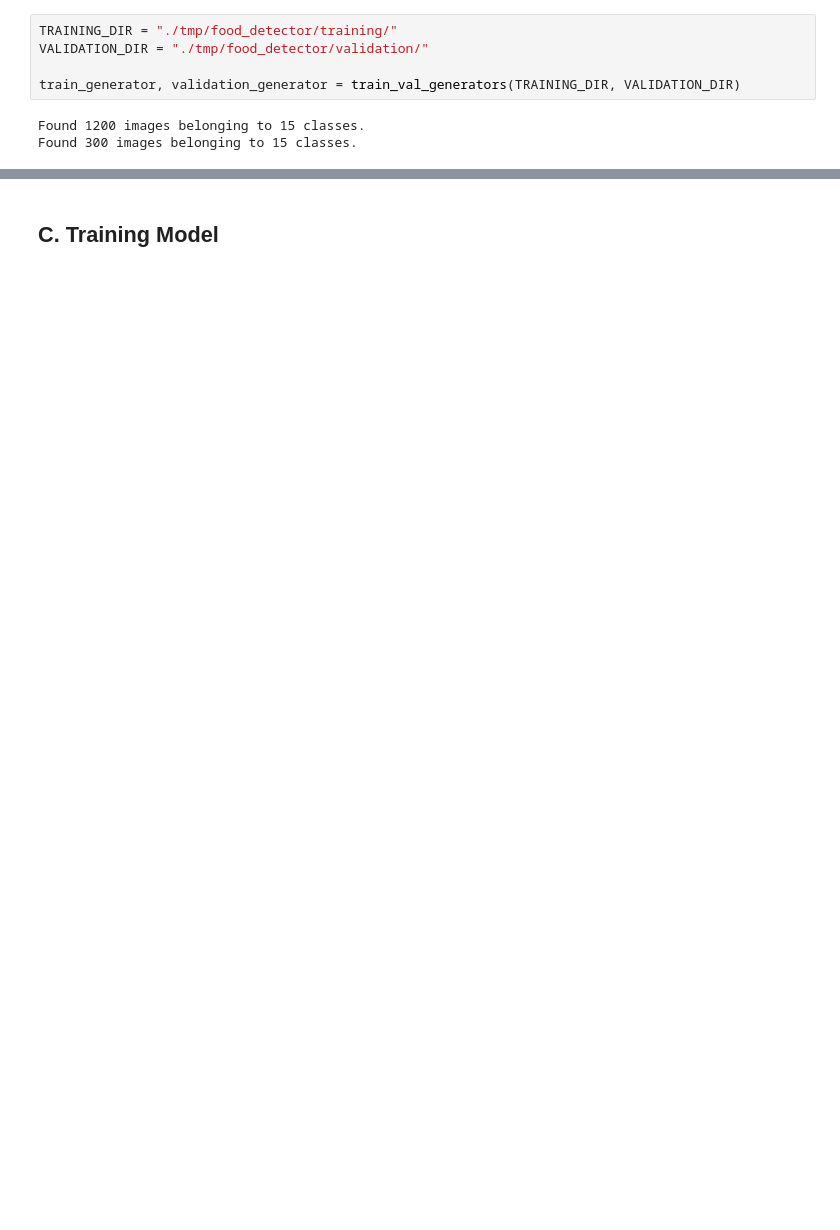
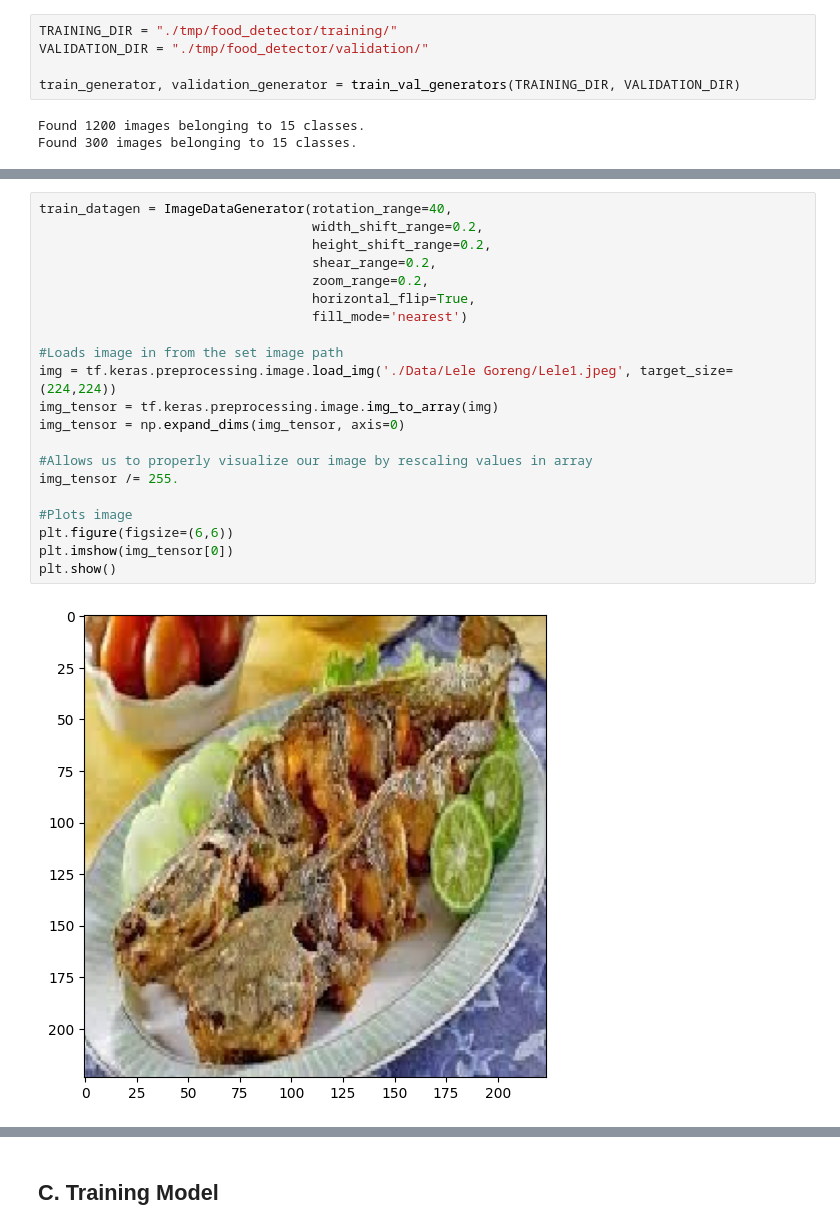
Before and after one commit to NuSa-Nutrition-Scan/Food-Classification, a Jupyter notebook: Computer Vision.ipynb, the cells around one changed output, grey strips where cells are left out. Saved outputs shown, nothing was run; the diff lists cells and outputs as text; blank space fills up the shorter version.

```diff
--- a/Computer Vision.ipynb
+++ b/Computer Vision.ipynb
@@ -322,0 +341,23 @@ Found 300 images belonging to 15 classes.
+# %%
+train_datagen = ImageDataGenerator(rotation_range=40,
+                                   width_shift_range=0.2,
+                                   height_shift_range=0.2,
+                                   shear_range=0.2,
+                                   zoom_range=0.2,
+                                   horizontal_flip=True,
+                                   fill_mode='nearest')
+
+#Loads image in from the set image path
+img = tf.keras.preprocessing.image.load_img('./Data/Lele Goreng/Lele1.jpeg', target_size= (224,224))
+img_tensor = tf.keras.preprocessing.image.img_to_array(img)
+img_tensor = np.expand_dims(img_tensor, axis=0)
+
+#Allows us to properly visualize our image by rescaling values in array
+img_tensor /= 255.
+
+#Plots image
+plt.figure(figsize=(6,6))
+plt.imshow(img_tensor[0])
+plt.show()
+# %% [output]
+[figure, added]
```
Also changed, not shown: parts of 18 cells of this notebook.
